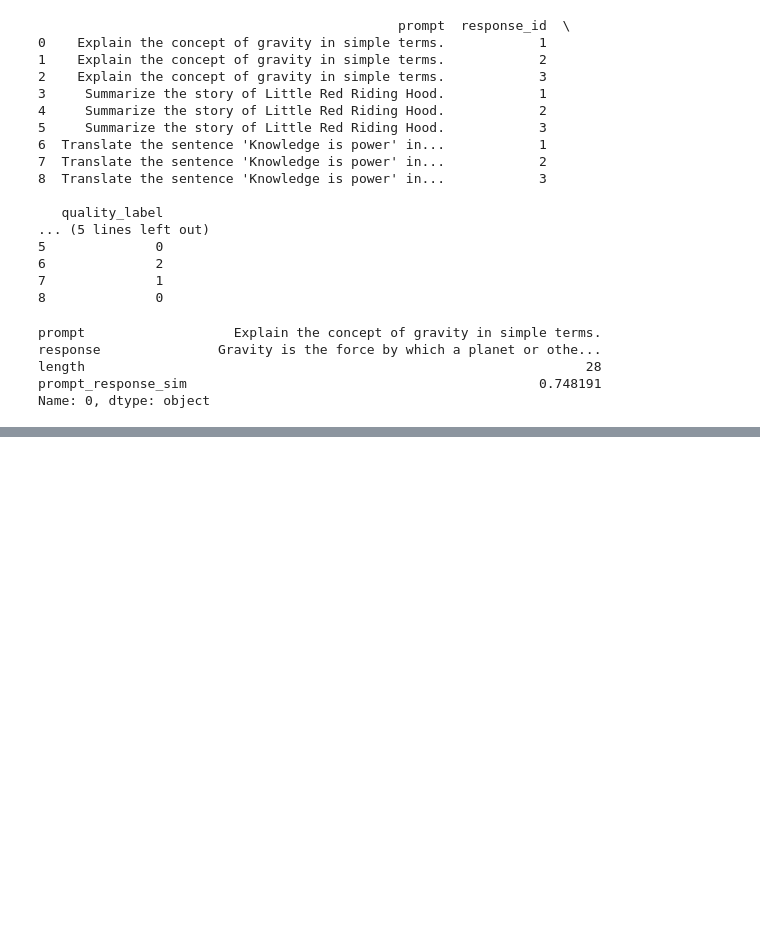
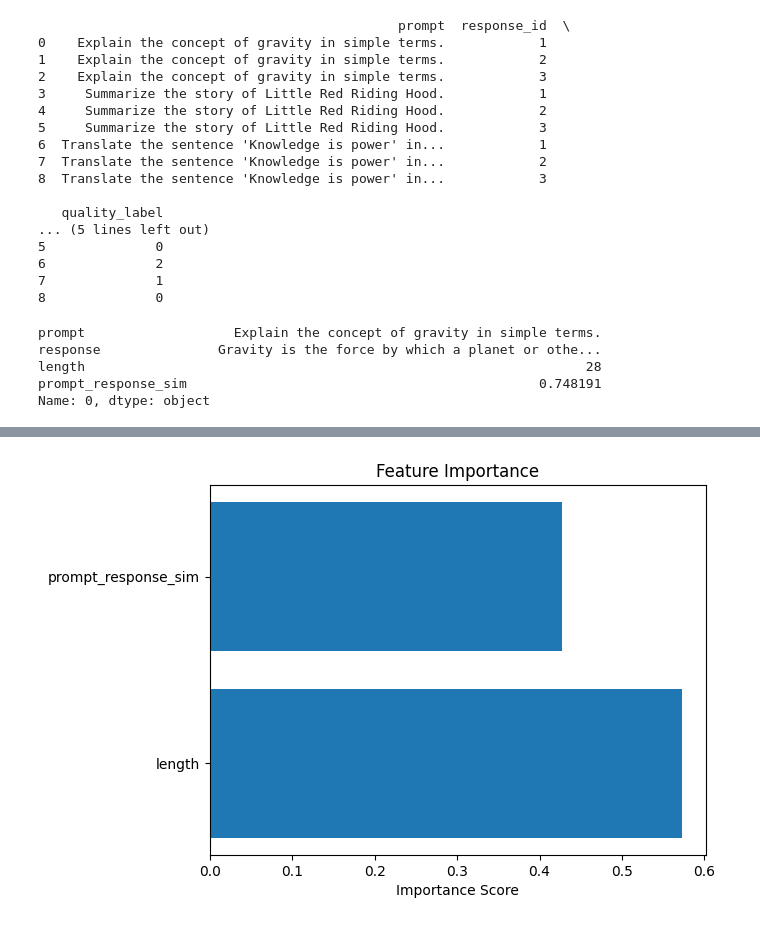
Before and after one commit to Shahbazi-Amir/Prompt-Quality-Evaluator-using-ML, a Jupyter notebook: prompt_quality_evaluator.ipynb, the cells around one changed output, grey strips where cells are left out. Saved outputs shown, nothing was run; the diff lists cells and outputs as text; code cells hidden in the pictures; blank space fills up the shorter version.

```diff
--- a/prompt_quality_evaluator.ipynb
+++ b/prompt_quality_evaluator.ipynb
@@ -129,3 +129,26 @@ df.head(5)  # نمایش 10 ردیف اول
 | 4 | Summarize the story of Little Red... | A girl wears a red hood and meets... | 2 | 1 | 10 | [-0.00047453618, 0.11129878, -0.0... | [-0.023492789, -0.017843895, -0.0... | 0.437633 |
 # %%
 df.drop(columns=['prompt_emb', 'response_emb']).to_csv("llm_responses_features.csv", index=False)
+# %%
+from sklearn.model_selection import train_test_split
+from sklearn.ensemble import RandomForestClassifier  # مدل قابل‌درک و دقیق
+from sklearn.metrics import classification_report, accuracy_score
+
+# فقط ویژگی‌هایی که برای آموزش استفاده می‌کنیم:
+features = ['length', 'prompt_response_sim']
+X = df[features]
+y = df['quality_label']
+
+# تقسیم داده به آموزش و تست
+X_train, X_test, y_train, y_test = train_test_split(X, y, test_size=0.2, random_state=42)
+
+# ساخت مدل
+model = RandomForestClassifier(random_state=42)
+model.fit(X_train, y_train)
+
+# پیش‌بینی روی داده تست
+y_pred = model.predict(X_test)
+
+# ارزیابی مدل
+print("Accuracy:", accuracy_score(y_test, y_pred))
+print("Report:\n", classification_report(y_test, y_pred))
@@ -131,0 +167,10 @@ df.drop(columns=['prompt_emb', 'response_emb']).to_csv("llm_responses_features.c
+# %%
+import matplotlib.pyplot as plt
+
+importances = model.feature_importances_
+plt.barh(features, importances)
+plt.title("Feature Importance")
+plt.xlabel("Importance Score")
+plt.show()
+# %% [output]
+[figure, added]
```
Also changed, not shown: parts of 4 cells of this notebook, 1 other file.
